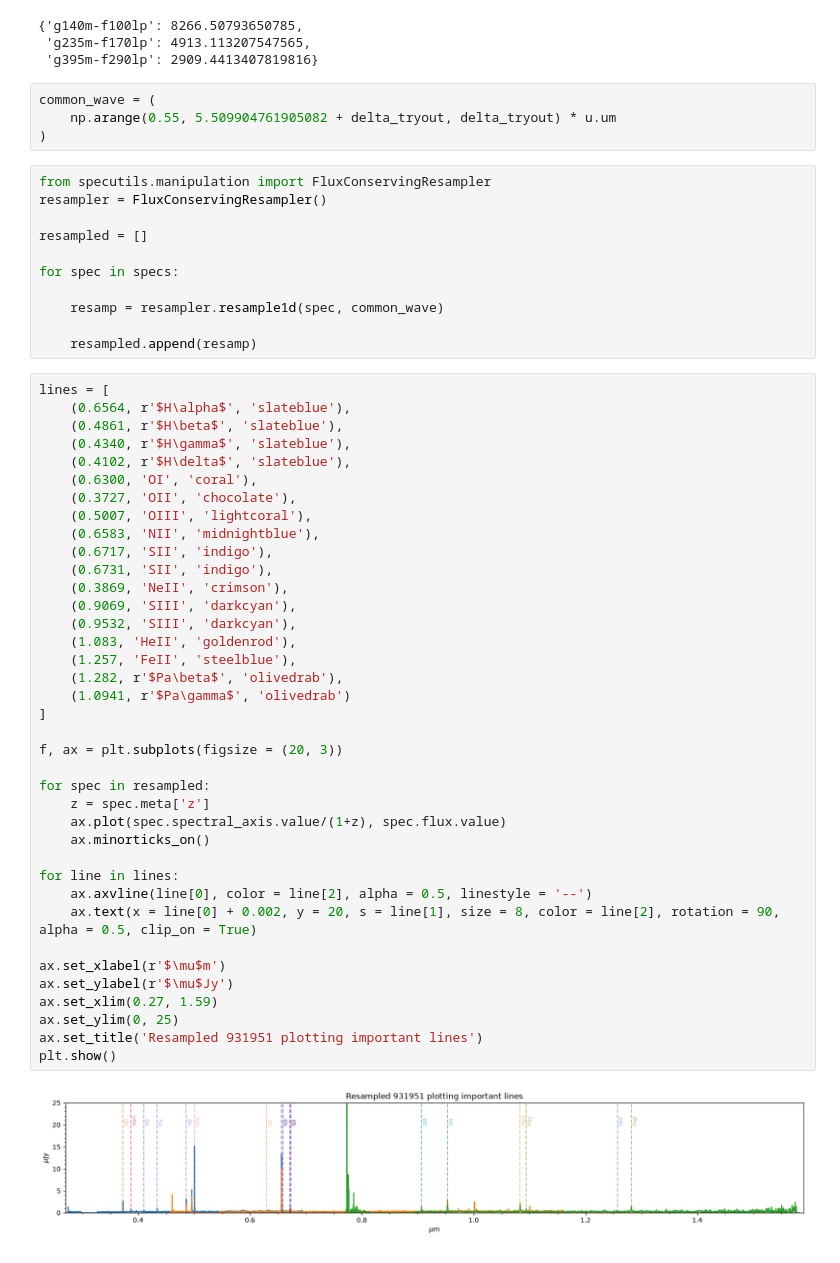
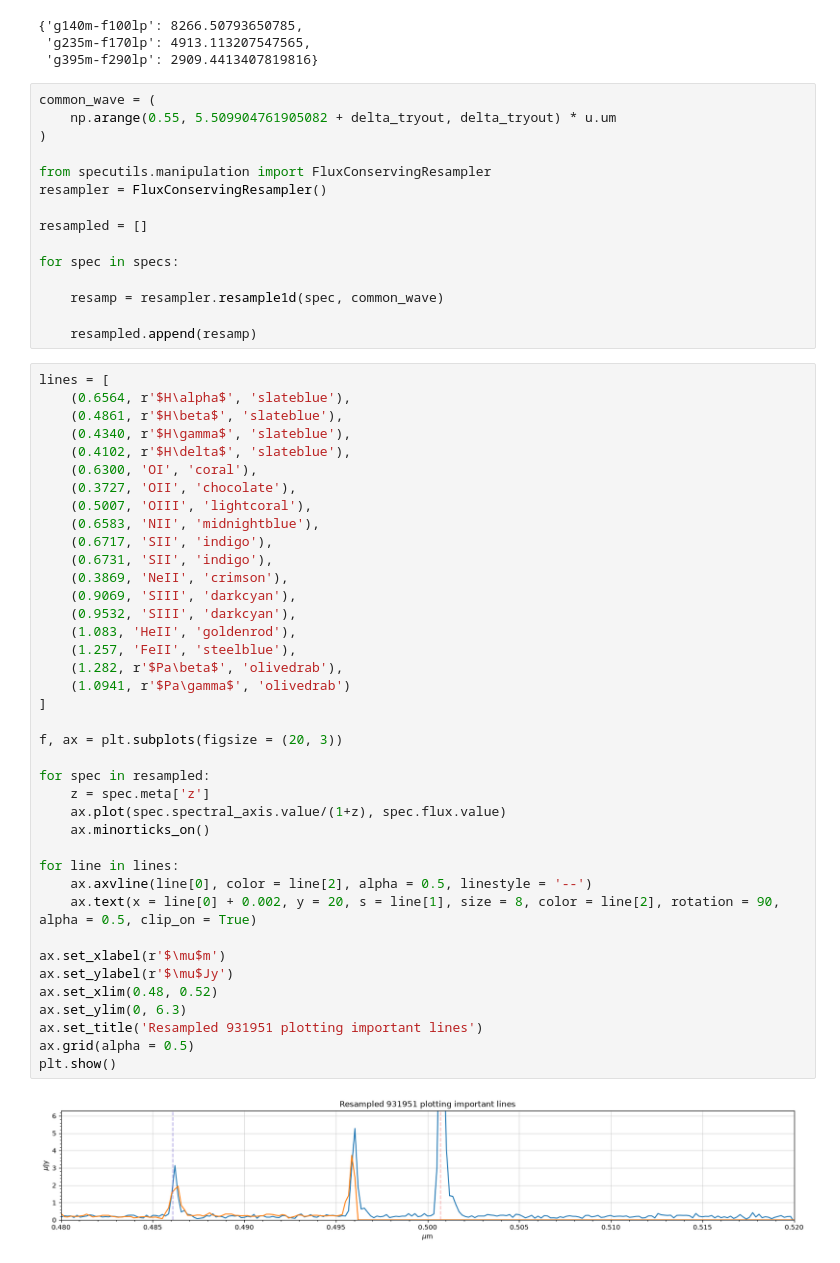
Before and after one commit to CrushinAngel/Astronomical_Investigation_Project, a Jupyter notebook: notebooks/spectrum_example.ipynb, the cells around one changed output. Cells and saved outputs as stored; diff of their text form.

```diff
--- a/notebooks/spectrum_example.ipynb
+++ b/notebooks/spectrum_example.ipynb
@@ -107,11 +107,11 @@ Minimum - Maximum Wavelengths: 0.55, 5.509904761905082
 {'g140m-f100lp': 8266.50793650785,
  'g235m-f170lp': 4913.113207547565,
  'g395m-f290lp': 2909.4413407819816}
-# %%
-common_wave = (
-    np.arange(0.55, 5.509904761905082 + delta_tryout, delta_tryout) * u.um
-)
 # %%
+common_wave = (
+    np.arange(0.55, 5.509904761905082 + delta_tryout, delta_tryout) * u.um
+)
+
 from specutils.manipulation import FluxConservingResampler
 resampler = FluxConservingResampler()
 
@@ -132,33 +132,34 @@ lines = [
     (0.3727, 'OII', 'chocolate'),
     (0.5007, 'OIII', 'lightcoral'),
     (0.6583, 'NII', 'midnightblue'),
     (0.6717, 'SII', 'indigo'),
     (0.6731, 'SII', 'indigo'),
     (0.3869, 'NeII', 'crimson'),
     (0.9069, 'SIII', 'darkcyan'),
     (0.9532, 'SIII', 'darkcyan'),
     (1.083, 'HeII', 'goldenrod'),
     (1.257, 'FeII', 'steelblue'),
     (1.282, r'$Pa\beta$', 'olivedrab'),
     (1.0941, r'$Pa\gamma$', 'olivedrab')
 ]
 
 f, ax = plt.subplots(figsize = (20, 3))
 
 for spec in resampled:
     z = spec.meta['z']
     ax.plot(spec.spectral_axis.value/(1+z), spec.flux.value)
     ax.minorticks_on()
 
 for line in lines:
     ax.axvline(line[0], color = line[2], alpha = 0.5, linestyle = '--')
     ax.text(x = line[0] + 0.002, y = 20, s = line[1], size = 8, color = line[2], rotation = 90, alpha = 0.5, clip_on = True)
 
 ax.set_xlabel(r'$\mu$m')
 ax.set_ylabel(r'$\mu$Jy')
-ax.set_xlim(0.27, 1.59)
-ax.set_ylim(0, 25)
+ax.set_xlim(0.48, 0.52)
+ax.set_ylim(0, 6.3)
 ax.set_title('Resampled 931951 plotting important lines')
+ax.grid(alpha = 0.5)
 plt.show()
 # %% [output]
-[figure, old version]
+[figure, new version]
```
Also changed, not shown: parts of 4 cells of this notebook, 1 other file.
